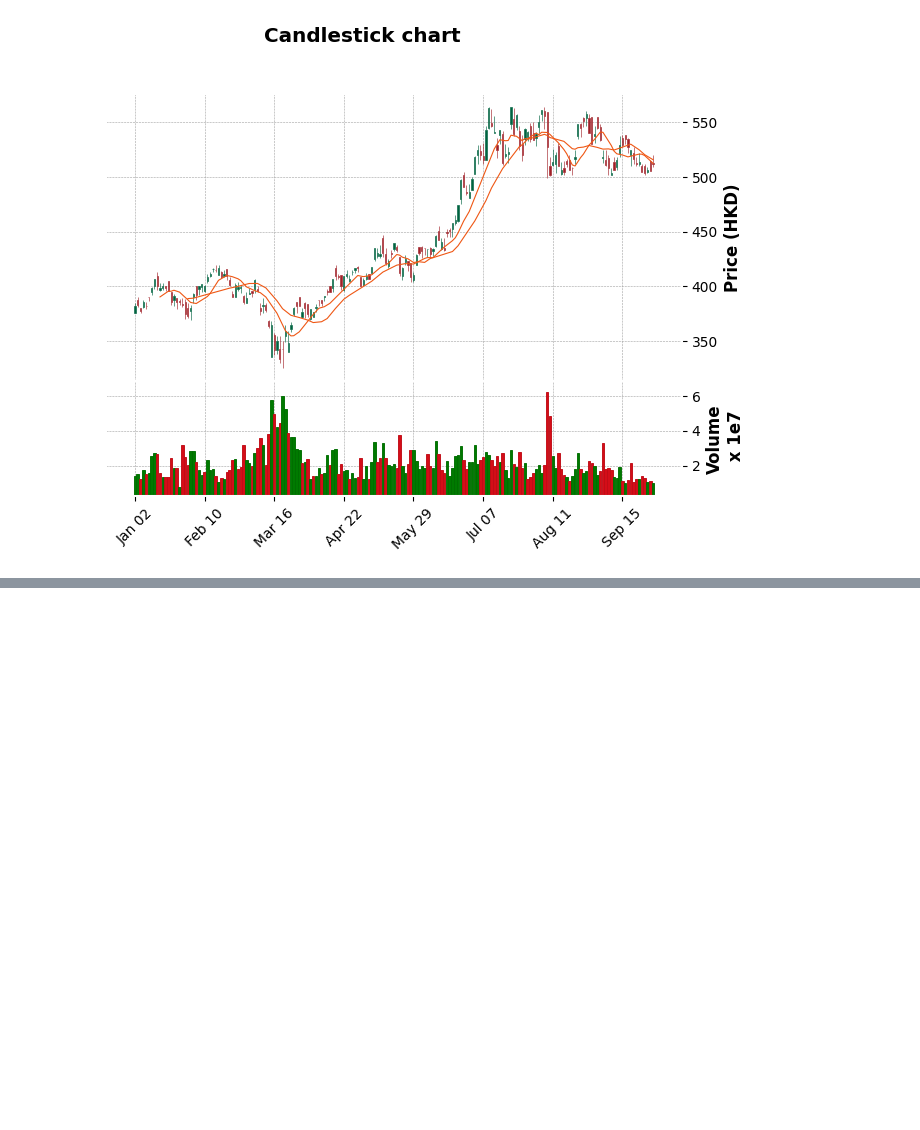
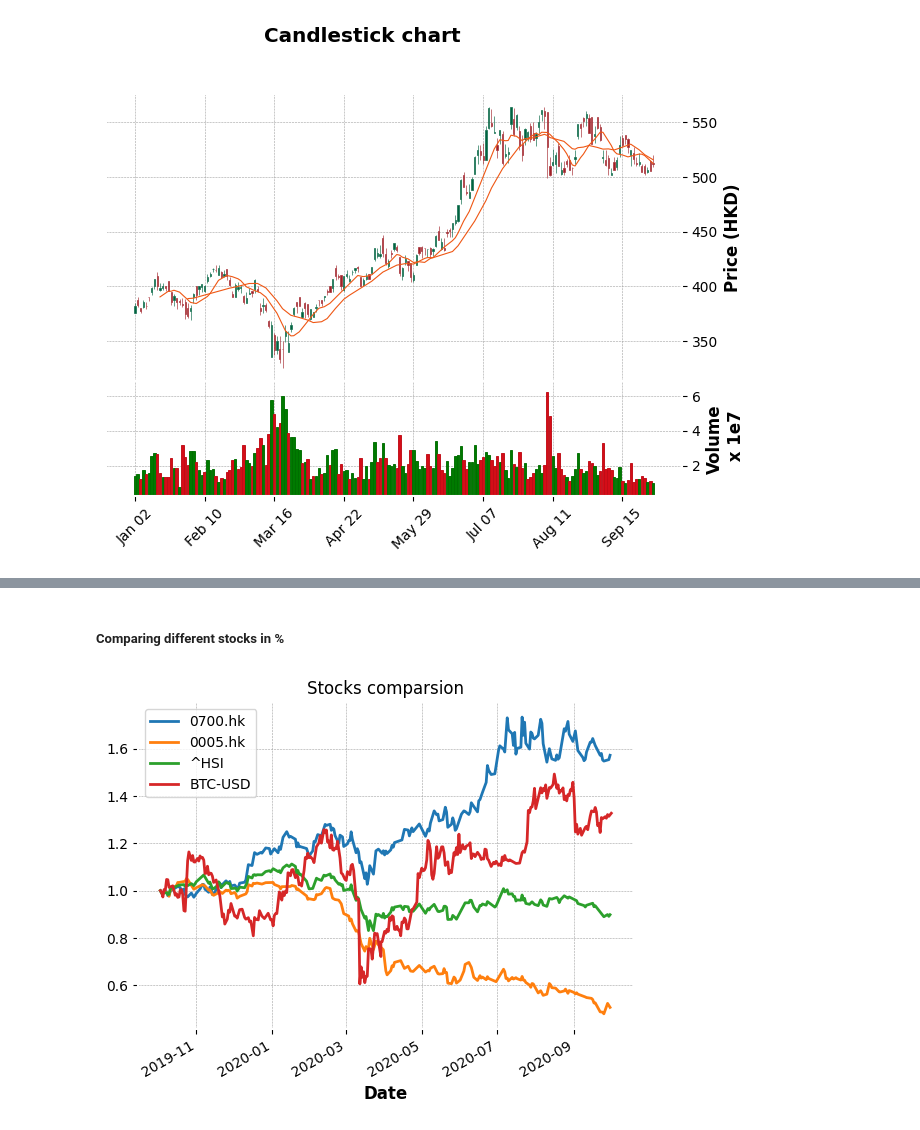
Before and after one commit to learn10kYear/learn-pandas, a Jupyter notebook: lab2/tut2b_chart.ipynb, the cells around one changed output, grey strips where cells are left out. Drawn from its saved outputs; the diff is of its cells as text; code cells hidden in the pictures; blank space fills up the shorter version.

```diff
--- a/lab2/tut2b_chart.ipynb
+++ b/lab2/tut2b_chart.ipynb
@@ -176,0 +187,23 @@ mpf.plot(stock['2020'], type='candle', style='charles', title='Candlestick chart
+# %% [markdown]
+##### Comparing different stocks in %
+# %%
+def stockDF(ticker):
+    stock = pdr.DataReader(ticker, start='2015', data_source='yahoo')
+    return stock
+
+def compareStockReturnCharts(watchList, years=3):
+    for i, code in enumerate(watchList):
+        df = stockDF(code)
+        # stock price for each stock is different
+        # divide last N years price to make sure all start from 1
+        nYearAgoToday = pd.Timestamp.today() - pd.Timedelta(days=365*years)
+        dfNY = df.query('index > @nYearAgoToday') # get relevant records
+        lastYearPrice = dfNY.iloc[0].Close # get price of that day
+        (dfNY['Close'] / lastYearPrice).plot(title='Stocks comparsion')
+
+    plt.legend(watchList)
+
+watchList = ['0700.hk', '0005.hk', '^HSI', 'BTC-USD'] # comparing stock in %, all start from 1
+compareStockReturnCharts(watchList, years=1)
+# %% [output]
+[figure, added]
```
Also changed, not shown: parts of 5 cells of this notebook.
